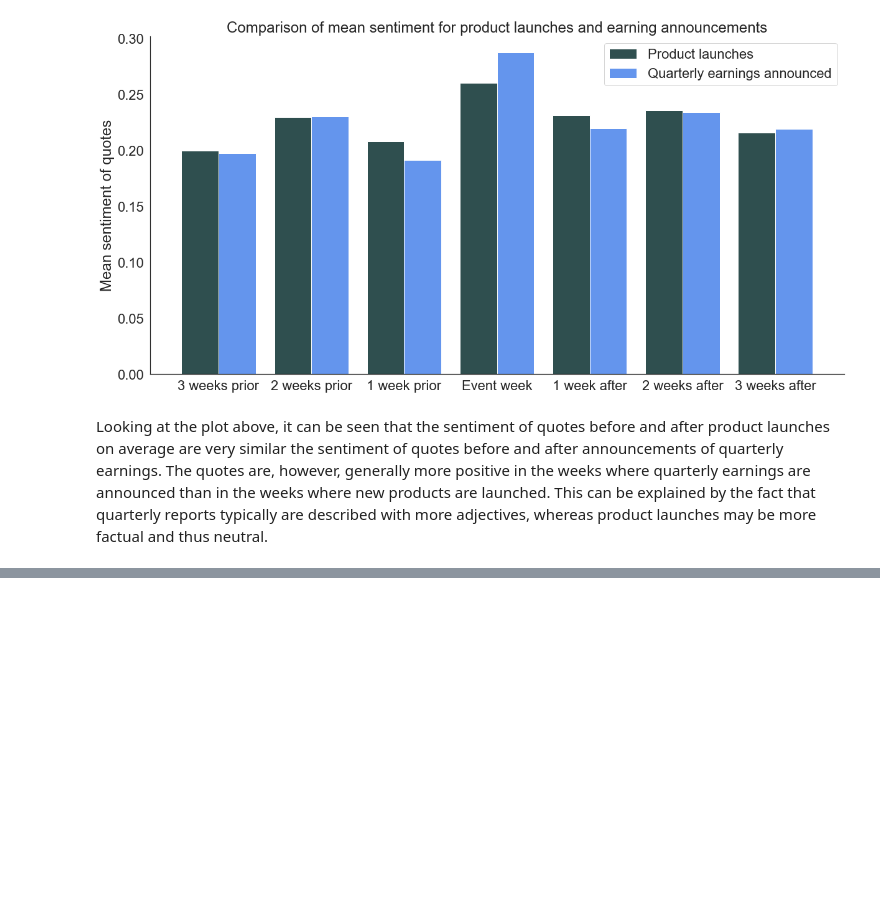
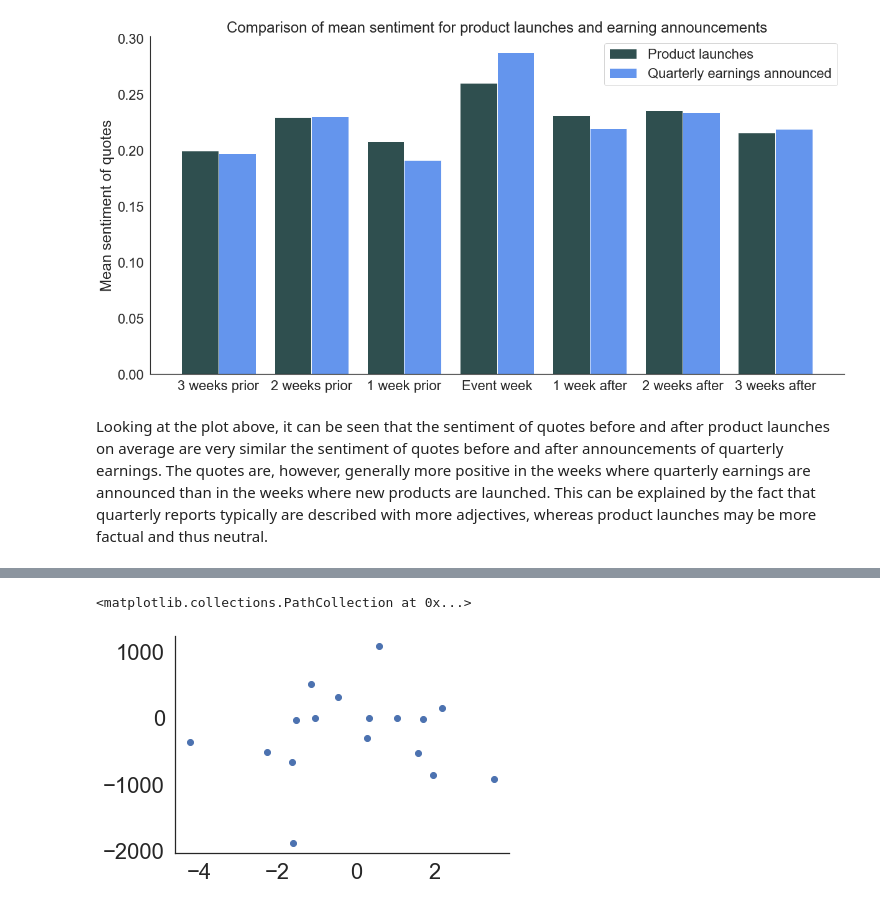
Before and after one commit to epfl-ada/ada-2021-project-club6analysis, a Jupyter notebook: event_analysis.ipynb, the cells around one changed output, grey strips where cells are left out. Cells and saved outputs as stored; diff of their text form; code cells hidden in the pictures; blank space fills up the shorter version.

```diff
--- a/event_analysis.ipynb
+++ b/event_analysis.ipynb
@@ -265,0 +286,5 @@ Looking at the plot above, it can be seen that the sentiment of quotes before an
+# %%
+plt.scatter(df_events["stock_change"], df_events["attention_change"])
+# %% [output]
+<matplotlib.collections.PathCollection at 0x...>
+[figure, added]
```
Also changed, not shown: parts of 7 cells of this notebook.
